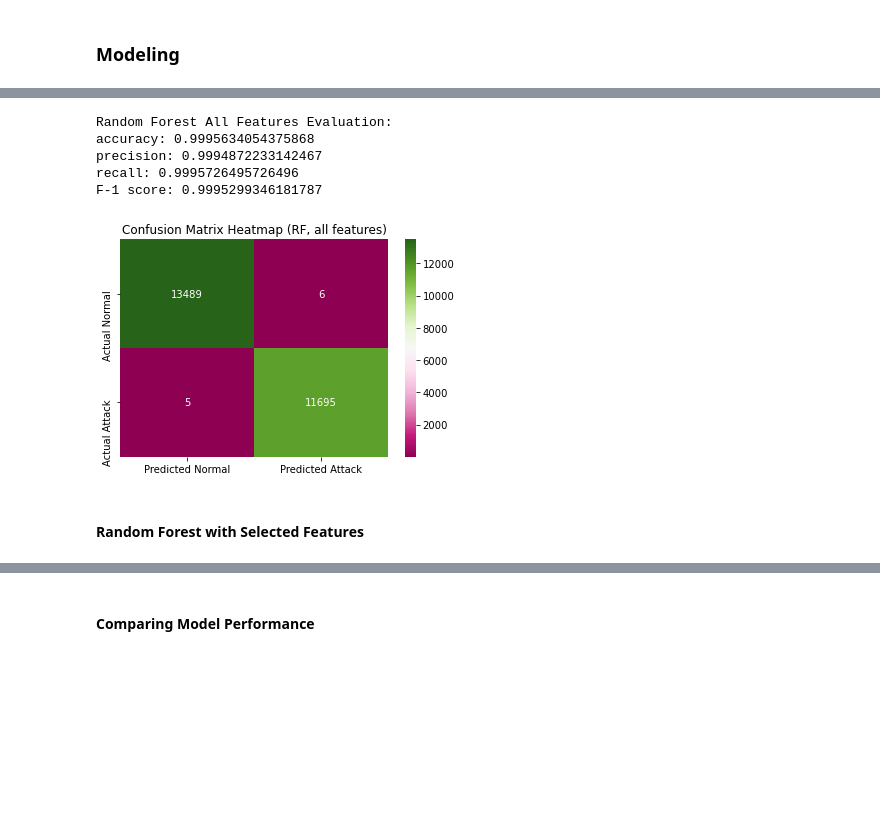
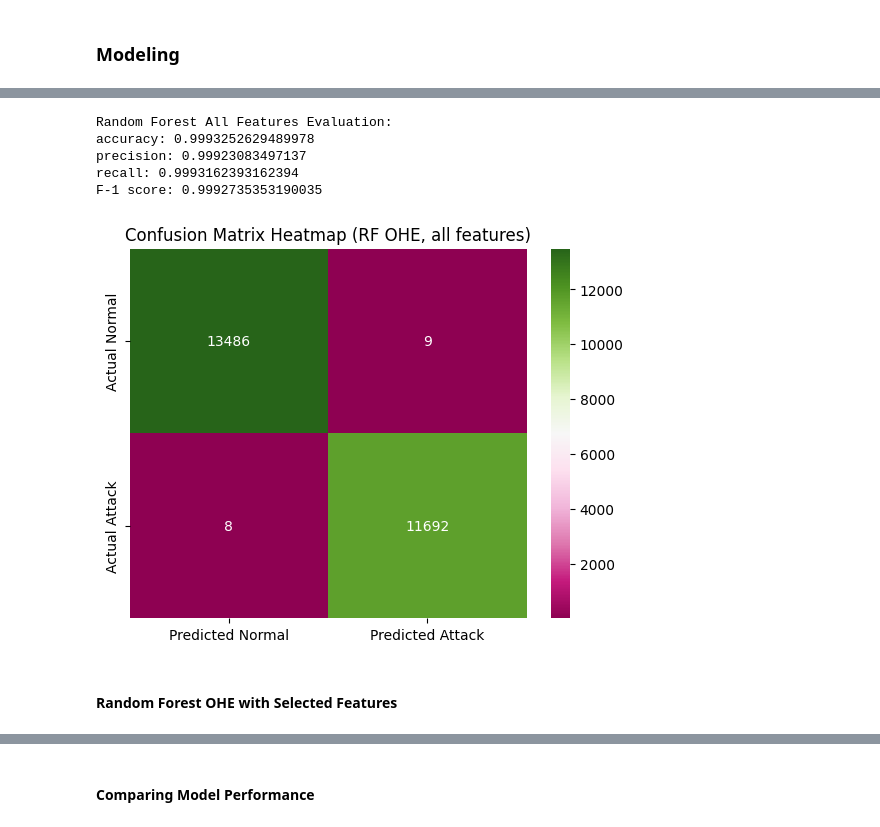
Before and after one commit to Jellyfish25/Intrusion-Detection-System-CMPE279, a Jupyter notebook: CMPE279_Project/CMPE279_Project.ipynb, the cells around one changed output, grey strips where cells are left out. Saved outputs shown, nothing was run; the diff lists cells and outputs as text; code cells hidden in the pictures; blank space fills up the shorter version.

Commit message:
added ordinal encoding for everything and fixed log reg swapped scores

```diff
--- a/CMPE279_Project/CMPE279_Project.ipynb
+++ b/CMPE279_Project/CMPE279_Project.ipynb
@@ -383,27 +435,27 @@ print(y_pred_RF)
 # %%
 # Calculate for: accuracy, precision, recall, f1 score based on RF
 confusion_mat_RFA = confusion_matrix(y_test, y_pred_RF)
 tn, fp, fn, tp = confusion_mat_RFA.ravel()
 RF_all_accuracy = (tp + tn)/(tn + fp + fn + tp)
 RF_all_precision = tp/(tp + fp)
 RF_all_recall = tp/(tp + fn)
 RF_all_F1_score = 2 * (RF_all_precision * RF_all_recall)/(RF_all_precision + RF_all_recall)
 
 print("Random Forest All Features Evaluation:")
 print(f"accuracy: {RF_all_accuracy}")
 print(f"precision: {RF_all_precision}")
 print(f"recall: {RF_all_recall}")
 print(f"F-1 score: {RF_all_F1_score}")
-generate_heatmap(confusion_mat_RFA, "Confusion Matrix Heatmap (RF, all features)")
+generate_heatmap(confusion_mat_RFA, "Confusion Matrix Heatmap (RF OHE, all features)")
 # %% [output]
 Random Forest All Features Evaluation:
-accuracy: 0.9995634054375868
-precision: 0.9994872233142467
-recall: 0.9995726495726496
-F-1 score: 0.9995299346181787
+accuracy: 0.9993252629489978
+precision: 0.99923083497137
+recall: 0.9993162393162394
+F-1 score: 0.9992735353190035
-[figure, old version]
+[figure, new version]
 # %% [markdown]
-#### Random Forest with Selected Features
+#### Random Forest OHE with Selected Features
 # %%
 start_time = time.time()
 # Initialize the Random Forest classifier & train the model
```
Also changed, not shown: parts of 50 cells of this notebook.
